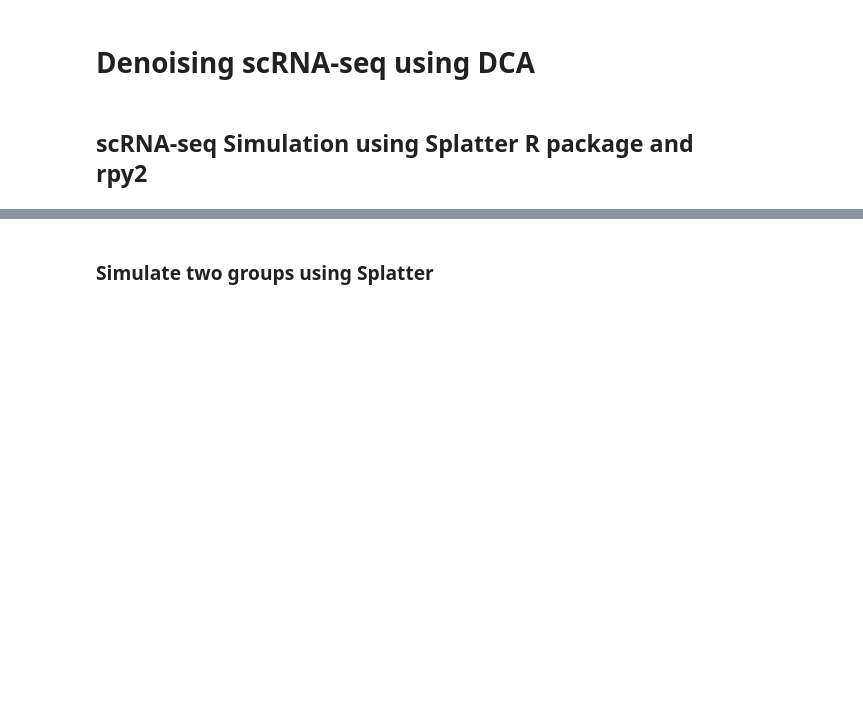
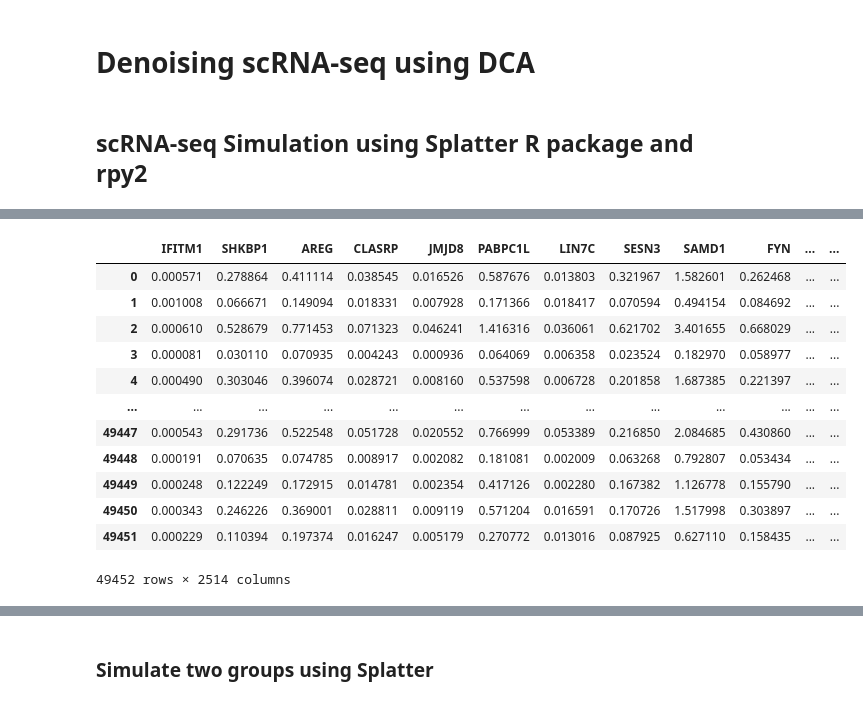
Before and after one commit to theislab/dca, a Jupyter notebook: tutorial.ipynb, the cells around one changed output, grey strips where cells are left out. Drawn from its saved outputs; the diff is of its cells as text; code cells hidden in the pictures; blank space fills up the shorter version.

Commit message:
updated tutorial to denoise a custom dataset

```diff
--- a/tutorial.ipynb
+++ b/tutorial.ipynb
@@ -13,0 +22,6 @@ warnings.filterwarnings("ignore", category=RRuntimeWarning)
+# %%
+import pandas as pd
+
+mydata = pd.read_csv('../mcf7_sc_train.csv')
+print(mydata.shape)
+mydata.head()
@@ -13,0 +37,4 @@ warnings.filterwarnings("ignore", category=RRuntimeWarning)
+# %%
+genexp = mydata.iloc[:,6:-1]
+print(genexp.shape)
+genexp.head()
@@ -13,0 +50,30 @@ warnings.filterwarnings("ignore", category=RRuntimeWarning)
+# %%
+%%time
+
+original_gene_labels_set = set(genexp.columns.tolist())
+
+# Create an Anndata object
+adata_ae = sc.AnnData(genexp.values, obs=pd.DataFrame(index=genexp.index), var=pd.DataFrame(index=genexp.columns))
+adata_ae.obs_names = genexp.index
+adata_ae.var_names = genexp.columns
+
+# preprocess before denoising
+sc.pp.filter_genes(adata_ae, min_counts=1)
+
+# run DCA
+dca(adata_ae)
+denoised_adata_ae = adata_ae.X    # denoised!
+
+# Get the set of denoised gene labels
+denoised_gene_labels_set = set(adata_ae.var_names)
+
+# Find the genes that were lost in the denoising process
+lost_genes = original_gene_labels_set - denoised_gene_labels_set
+
+# The denoised data is stored in `denoised_adata.X`
+res_df2 = pd.DataFrame(denoised_adata_ae, index=adata_ae.obs_names, columns=adata_ae.var_names)
+
+# further processing for visualization
+sc.pp.normalize_per_cell(adata_ae)
+sc.pp.log1p(adata_ae)
+sc.pp.pca(adata_ae)
@@ -13,0 +87,17 @@ warnings.filterwarnings("ignore", category=RRuntimeWarning)
+# %%
+# without zinb normalization
+res_df2
+# %% [output]
+|  | IFITM1 | SHKBP1 | AREG | CLASRP | JMJD8 | PABPC1L | LIN7C | SESN3 | SAMD1 | FYN | ... | ... |
+| 0 | 0.000571 | 0.278864 | 0.411114 | 0.038545 | 0.016526 | 0.587676 | 0.013803 | 0.321967 | 1.582601 | 0.262468 | ... | ... |
+| 1 | 0.001008 | 0.066671 | 0.149094 | 0.018331 | 0.007928 | 0.171366 | 0.018417 | 0.070594 | 0.494154 | 0.084692 | ... | ... |
+| 2 | 0.000610 | 0.528679 | 0.771453 | 0.071323 | 0.046241 | 1.416316 | 0.036061 | 0.621702 | 3.401655 | 0.668029 | ... | ... |
+| 3 | 0.000081 | 0.030110 | 0.070935 | 0.004243 | 0.000936 | 0.064069 | 0.006358 | 0.023524 | 0.182970 | 0.058977 | ... | ... |
+| 4 | 0.000490 | 0.303046 | 0.396074 | 0.028721 | 0.008160 | 0.537598 | 0.006728 | 0.201858 | 1.687385 | 0.221397 | ... | ... |
+| ... | ... | ... | ... | ... | ... | ... | ... | ... | ... | ... | ... | ... |
+| 49447 | 0.000543 | 0.291736 | 0.522548 | 0.051728 | 0.020552 | 0.766999 | 0.053389 | 0.216850 | 2.084685 | 0.430860 | ... | ... |
+| 49448 | 0.000191 | 0.070635 | 0.074785 | 0.008917 | 0.002082 | 0.181081 | 0.002009 | 0.063268 | 0.792807 | 0.053434 | ... | ... |
+| 49449 | 0.000248 | 0.122249 | 0.172915 | 0.014781 | 0.002354 | 0.417126 | 0.002280 | 0.167382 | 1.126778 | 0.155790 | ... | ... |
+| 49450 | 0.000343 | 0.246226 | 0.369001 | 0.028811 | 0.009119 | 0.571204 | 0.016591 | 0.170726 | 1.517998 | 0.303897 | ... | ... |
+| 49451 | 0.000229 | 0.110394 | 0.197374 | 0.016247 | 0.005179 | 0.270772 | 0.013016 | 0.087925 | 0.627110 | 0.158435 | ... | ... |
+49452 rows × 2514 columns
```
Also changed, not shown: parts of 10 cells of this notebook.
